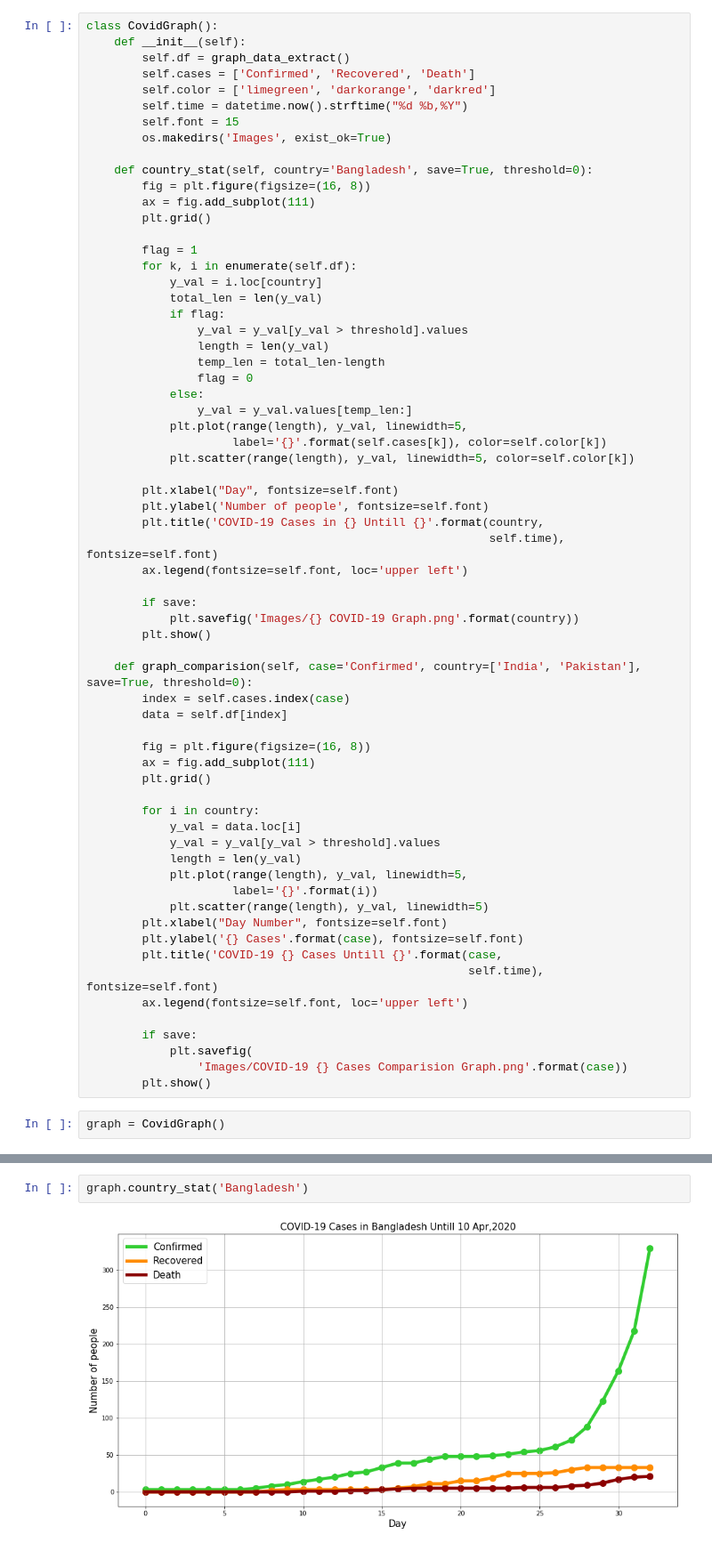
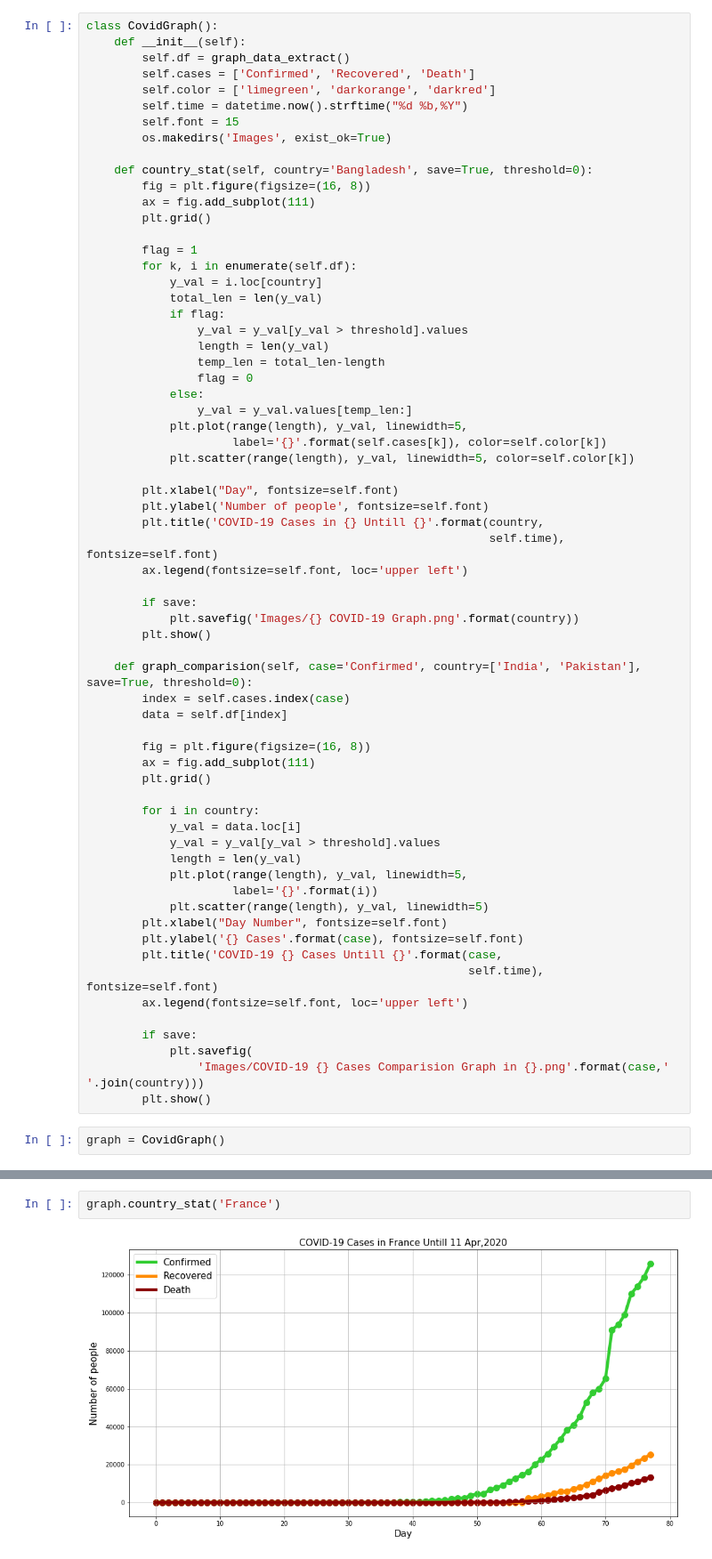
Before and after one commit to Mazhar004/python-data-visualization, a Jupyter notebook: Corona Affected Country/Graph.ipynb, the cells around one changed output, grey strips where cells are left out. Shown at 89% size. Drawn from its saved outputs; the diff is of its cells as text.

```diff
--- a/Corona Affected Country/Graph.ipynb
+++ b/Corona Affected Country/Graph.ipynb
@@ -74,7 +74,7 @@ class CovidGraph():
 
         if save:
             plt.savefig(
-                'Images/COVID-19 {} Cases Comparision Graph.png'.format(case))
+                'Images/COVID-19 {} Cases Comparision Graph in {}.png'.format(case,' '.join(country)))
         plt.show()
 # %%
 graph = CovidGraph()
@@ -86,4 +90,4 @@ graph.graph_comparision('Confirmed', country=[
 # %%
-graph.country_stat('Bangladesh')
+graph.country_stat('France')
 # %% [output]
-[figure, old version]
+[figure, new version]
```
Also changed, not shown: parts of 2 cells of this notebook, 16 other files.
